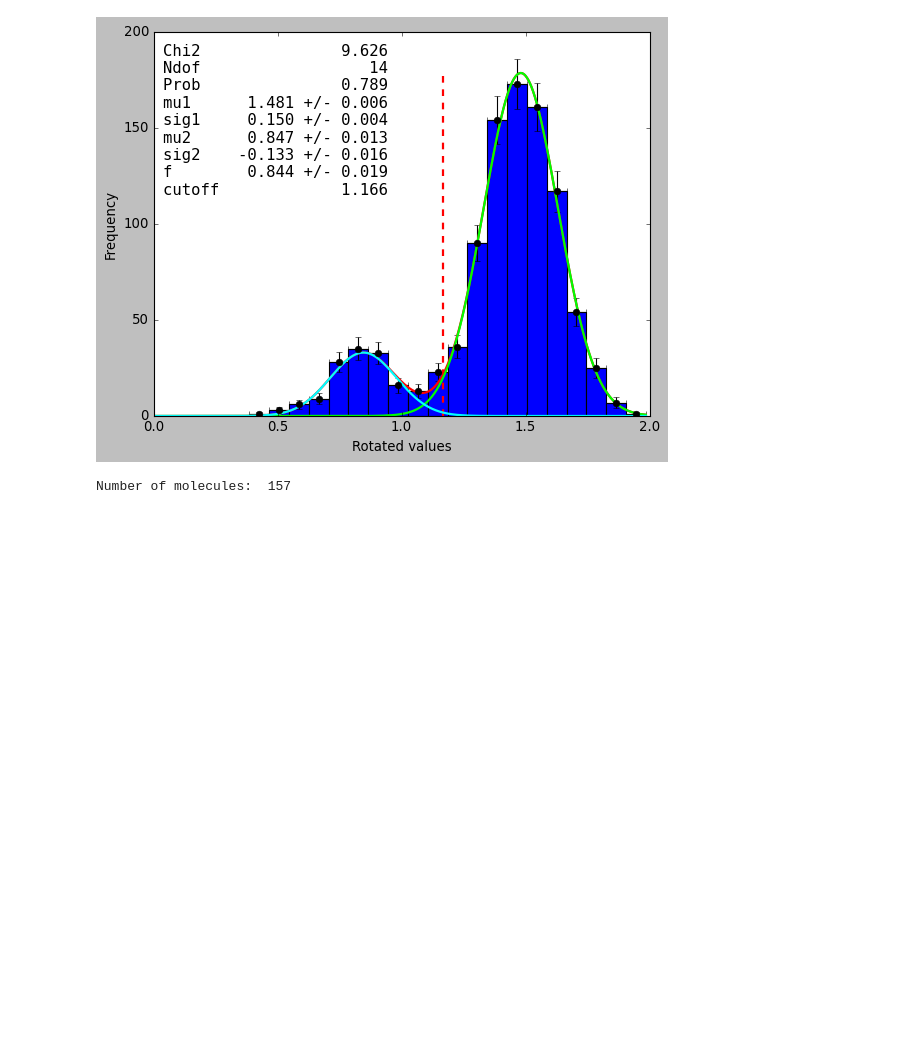
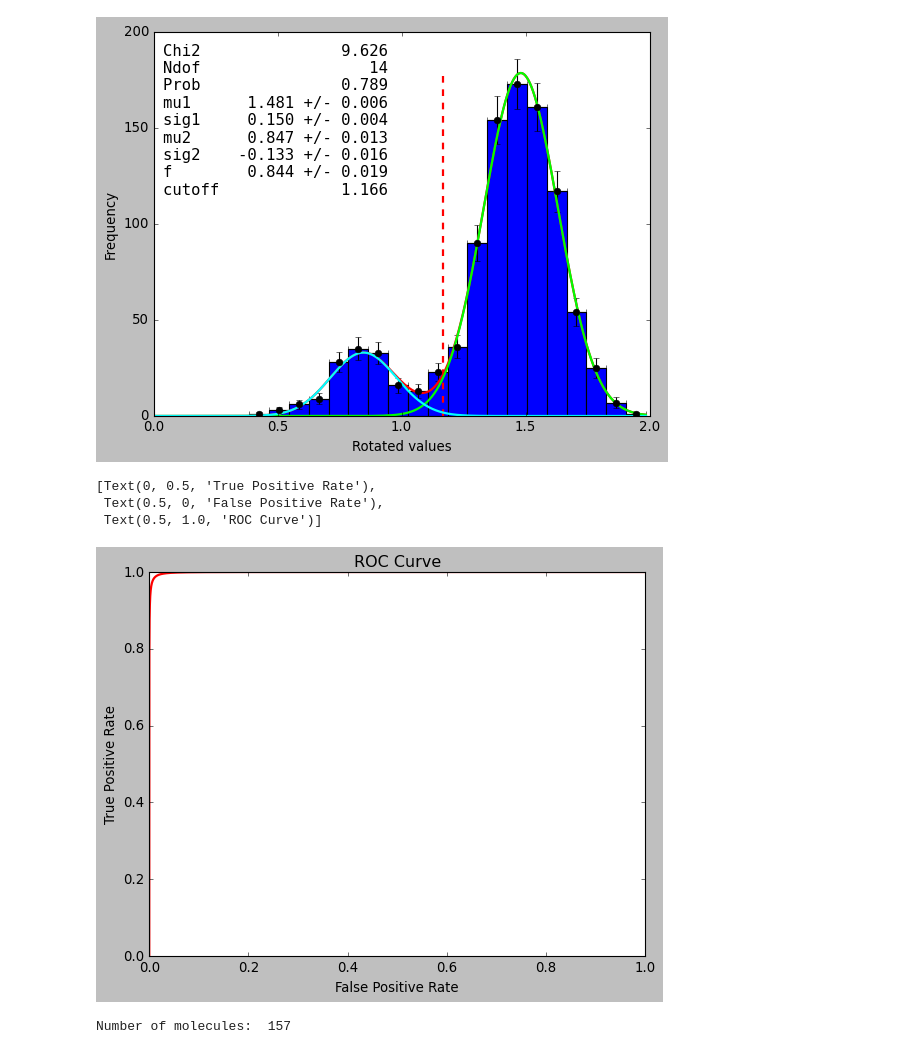
Before and after one commit to JonathanHKrebs/AppStat2022, a Jupyter notebook: DataAndCodeForProblemSet/my_solution.ipynb, the cells around one changed output. Drawn from its saved outputs; the diff is of its cells as text; code cells hidden in the pictures; blank space fills up the shorter version.

```diff
--- a/DataAndCodeForProblemSet/my_solution.ipynb
+++ b/DataAndCodeForProblemSet/my_solution.ipynb
@@ -659,6 +718,16 @@ fig_rot.savefig('4_2_rotated_fit.png')
 # %% [output]
 [1.16647943]
 [figure]
+# %%
+tp, fp = ROC_Fit(gauss_fit2_rot, gauss_fit1_rot)
+fig, ax = plt.subplots()
+ax.plot(fp, tp, color = 'red', linewidth = 2)
+ax.set(xlabel = 'False Positive Rate', ylabel = 'True Positive Rate', title = 'ROC Curve')
+# %% [output]
+[Text(0, 0.5, 'True Positive Rate'),
+ Text(0.5, 0, 'False Positive Rate'),
+ Text(0.5, 1.0, 'ROC Curve')]
+[figure, added]
 # %%
 #Plot the original data with the mask in scatter
 
```
Also changed, not shown: parts of 7 cells of this notebook, 14 other files.
